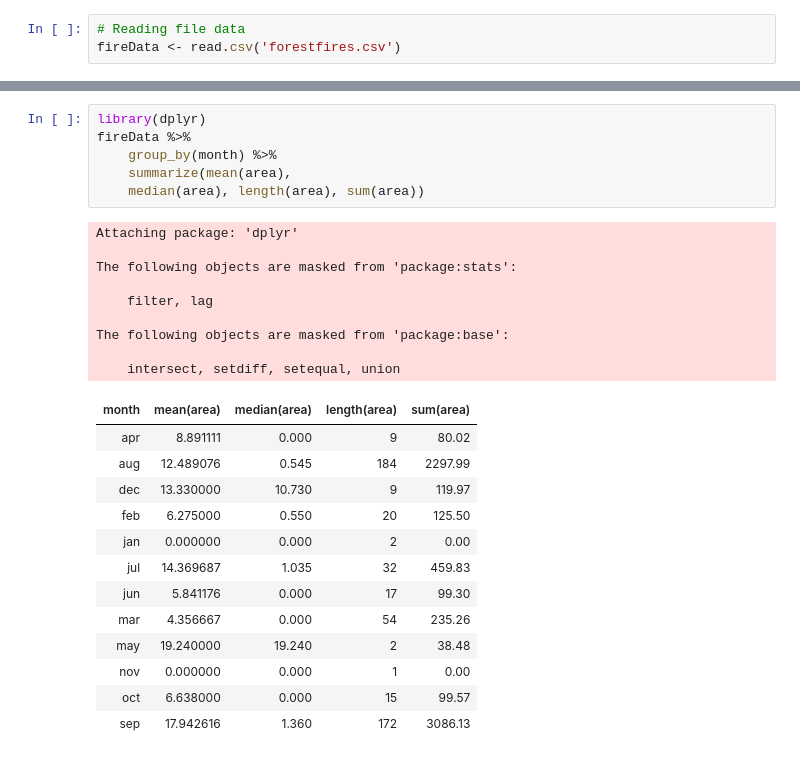
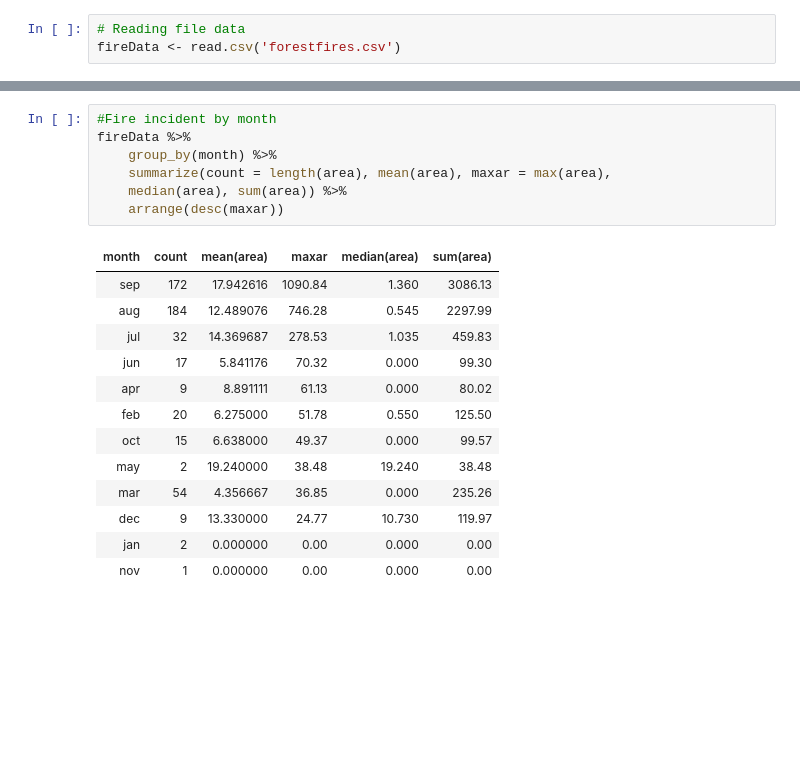
Before and after one commit to hyunchul78/w203_lab1, a Jupyter notebook: Forest Fire EDA_Rishi.ipynb, the cells around one changed output, grey strips where cells are left out. Cells and saved outputs as stored; diff of their text form; blank space fills up the shorter version.

```diff
--- a/Forest Fire EDA_Rishi.ipynb
+++ b/Forest Fire EDA_Rishi.ipynb
@@ -75,29 +104,21 @@ cor(fireData$area, fireData$rain, use = "complete.obs")
 # %%
-library(dplyr)
+#Fire incident by month
 fireData %>%
     group_by(month) %>%
-    summarize(mean(area),
-    median(area), length(area), sum(area))
+    summarize(count = length(area), mean(area), maxar = max(area),
+    median(area), sum(area)) %>%
+    arrange(desc(maxar))
 # %% [output]
-Attaching package: 'dplyr'
-
-The following objects are masked from 'package:stats':
-
-    filter, lag
-
-The following objects are masked from 'package:base':
-
-    intersect, setdiff, setequal, union
-| month | mean(area) | median(area) | length(area) | sum(area) |
-| apr | 8.891111 | 0.000 | 9 | 80.02 |
-| aug | 12.489076 | 0.545 | 184 | 2297.99 |
-| dec | 13.330000 | 10.730 | 9 | 119.97 |
-| feb | 6.275000 | 0.550 | 20 | 125.50 |
-| jan | 0.000000 | 0.000 | 2 | 0.00 |
-| jul | 14.369687 | 1.035 | 32 | 459.83 |
-| jun | 5.841176 | 0.000 | 17 | 99.30 |
-| mar | 4.356667 | 0.000 | 54 | 235.26 |
-| may | 19.240000 | 19.240 | 2 | 38.48 |
-| nov | 0.000000 | 0.000 | 1 | 0.00 |
-| oct | 6.638000 | 0.000 | 15 | 99.57 |
-| sep | 17.942616 | 1.360 | 172 | 3086.13 |
+| month | count | mean(area) | maxar | median(area) | sum(area) |
+| sep | 172 | 17.942616 | 1090.84 | 1.360 | 3086.13 |
+| aug | 184 | 12.489076 | 746.28 | 0.545 | 2297.99 |
+| jul | 32 | 14.369687 | 278.53 | 1.035 | 459.83 |
+| jun | 17 | 5.841176 | 70.32 | 0.000 | 99.30 |
+| apr | 9 | 8.891111 | 61.13 | 0.000 | 80.02 |
+| feb | 20 | 6.275000 | 51.78 | 0.550 | 125.50 |
+| oct | 15 | 6.638000 | 49.37 | 0.000 | 99.57 |
+| may | 2 | 19.240000 | 38.48 | 19.240 | 38.48 |
+| mar | 54 | 4.356667 | 36.85 | 0.000 | 235.26 |
+| dec | 9 | 13.330000 | 24.77 | 10.730 | 119.97 |
+| jan | 2 | 0.000000 | 0.00 | 0.000 | 0.00 |
+| nov | 1 | 0.000000 | 0.00 | 0.000 | 0.00 |
```
Also changed, not shown: parts of 26 cells of this notebook.
